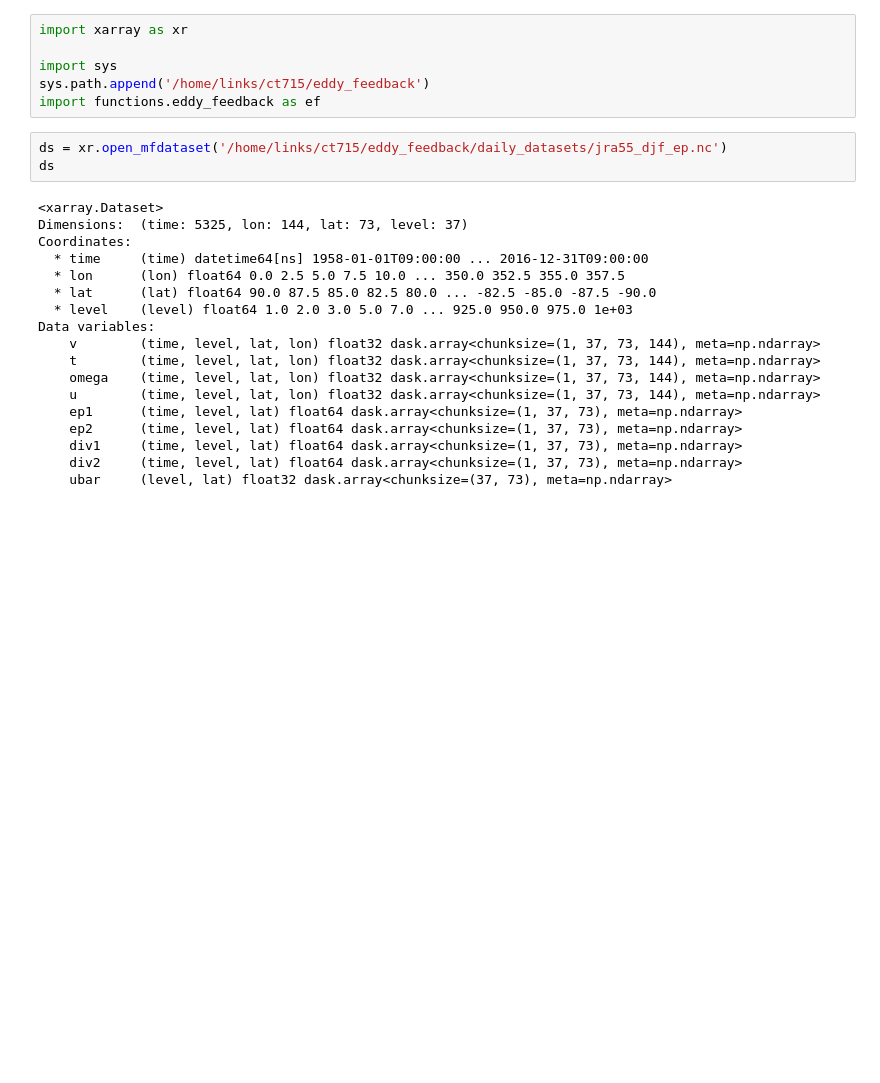
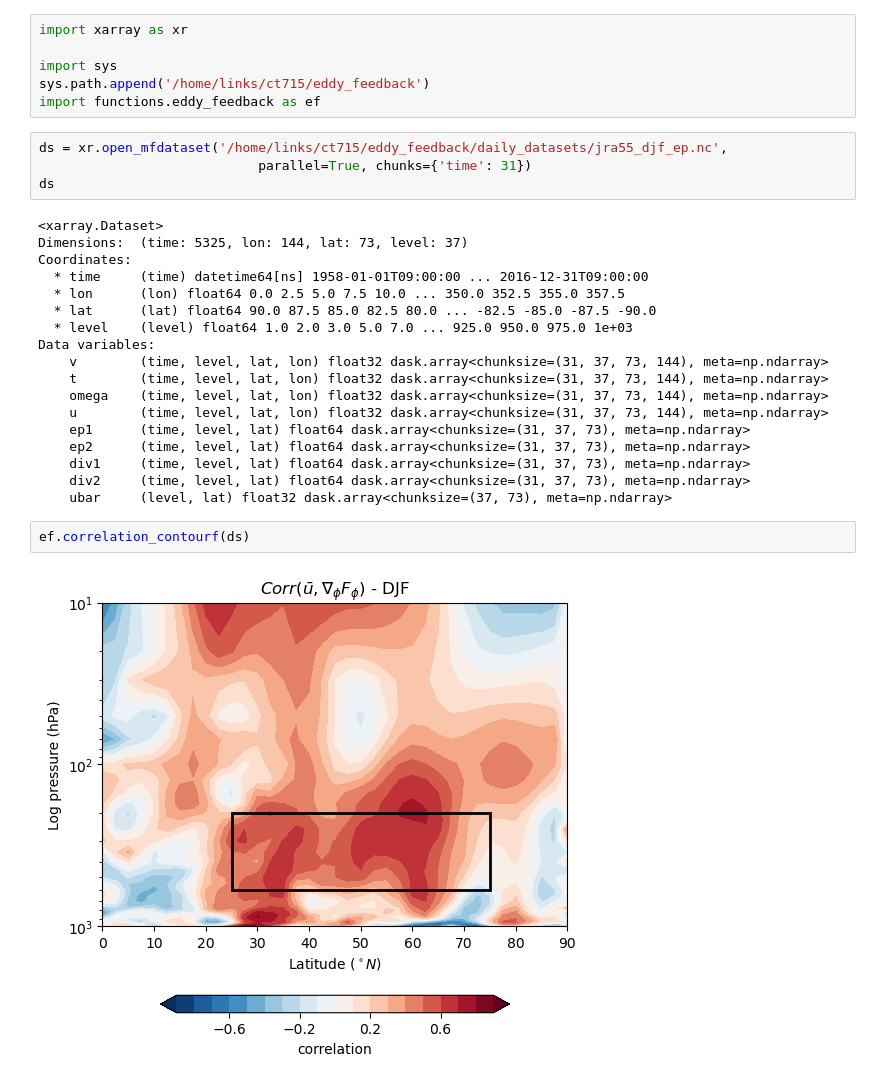
Before and after one commit to Caturrell/eddy_feedback, a Jupyter notebook: ef_param/EFP.ipynb, the cells around one changed output. Saved outputs shown, nothing was run; the diff lists cells and outputs as text; blank space fills up the shorter version.

```diff
--- a/ef_param/EFP.ipynb
+++ b/ef_param/EFP.ipynb
@@ -5,7 +5,8 @@ import sys
 sys.path.append('/home/links/ct715/eddy_feedback')
 import functions.eddy_feedback as ef
 # %%
-ds = xr.open_mfdataset('/home/links/ct715/eddy_feedback/daily_datasets/jra55_djf_ep.nc')
+ds = xr.open_mfdataset('/home/links/ct715/eddy_feedback/daily_datasets/jra55_djf_ep.nc',
+                            parallel=True, chunks={'time': 31})
 ds
 # %% [output]
 <xarray.Dataset>
@@ -16,15 +17,19 @@ Coordinates:
   * lat      (lat) float64 90.0 87.5 85.0 82.5 80.0 ... -82.5 -85.0 -87.5 -90.0
   * level    (level) float64 1.0 2.0 3.0 5.0 7.0 ... 925.0 950.0 975.0 1e+03
 Data variables:
-    v        (time, level, lat, lon) float32 dask.array<chunksize=(1, 37, 73, 144), meta=np.ndarray>
-    t        (time, level, lat, lon) float32 dask.array<chunksize=(1, 37, 73, 144), meta=np.ndarray>
-    omega    (time, level, lat, lon) float32 dask.array<chunksize=(1, 37, 73, 144), meta=np.ndarray>
-    u        (time, level, lat, lon) float32 dask.array<chunksize=(1, 37, 73, 144), meta=np.ndarray>
-    ep1      (time, level, lat) float64 dask.array<chunksize=(1, 37, 73), meta=np.ndarray>
-    ep2      (time, level, lat) float64 dask.array<chunksize=(1, 37, 73), meta=np.ndarray>
-    div1     (time, level, lat) float64 dask.array<chunksize=(1, 37, 73), meta=np.ndarray>
-    div2     (time, level, lat) float64 dask.array<chunksize=(1, 37, 73), meta=np.ndarray>
+    v        (time, level, lat, lon) float32 dask.array<chunksize=(31, 37, 73, 144), meta=np.ndarray>
+    t        (time, level, lat, lon) float32 dask.array<chunksize=(31, 37, 73, 144), meta=np.ndarray>
+    omega    (time, level, lat, lon) float32 dask.array<chunksize=(31, 37, 73, 144), meta=np.ndarray>
+    u        (time, level, lat, lon) float32 dask.array<chunksize=(31, 37, 73, 144), meta=np.ndarray>
+    ep1      (time, level, lat) float64 dask.array<chunksize=(31, 37, 73), meta=np.ndarray>
+    ep2      (time, level, lat) float64 dask.array<chunksize=(31, 37, 73), meta=np.ndarray>
+    div1     (time, level, lat) float64 dask.array<chunksize=(31, 37, 73), meta=np.ndarray>
+    div2     (time, level, lat) float64 dask.array<chunksize=(31, 37, 73), meta=np.ndarray>
     ubar     (level, lat) float32 dask.array<chunksize=(37, 73), meta=np.ndarray>
+# %%
+ef.correlation_contourf(ds)
+# %% [output]
+[figure, added]
 # %%
 def calculate_ef_parameter(ds, primitive=True, hemisphere='NH', top_atmos=10., reanalysis=True,
                            whole_area=True, which_level=None):
```
Also changed, not shown: parts of 10 cells of this notebook, 1 other file.
